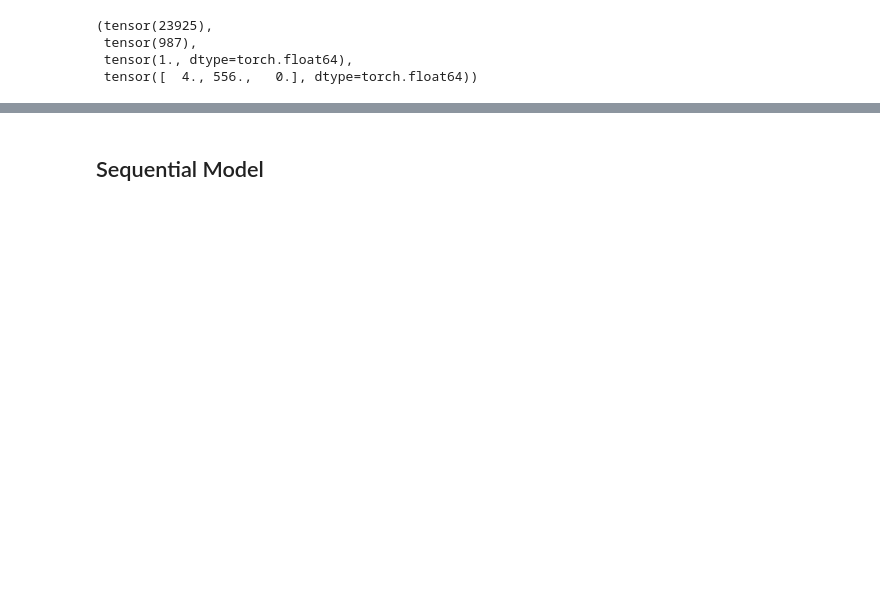
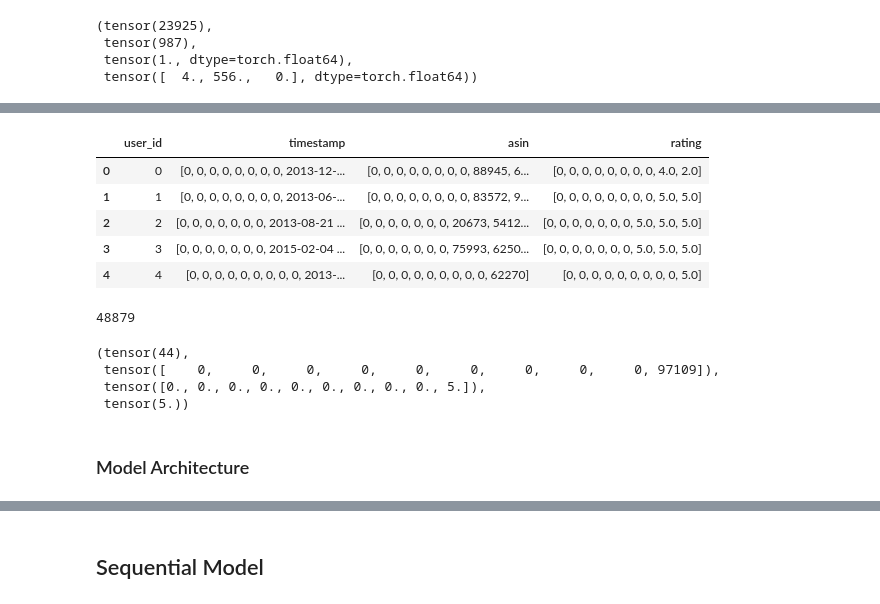
Before and after one commit to tomcaputo/AWS_product_recommender, a Jupyter notebook: Product_Embeddings.ipynb, the cells around one changed output, grey strips where cells are left out. Cells and saved outputs as stored; diff of their text form; code cells hidden in the pictures; blank space fills up the shorter version.

```diff
--- a/Product_Embeddings.ipynb
+++ b/Product_Embeddings.ipynb
@@ -402,0 +455,28 @@ plt.show()
+# %%
+user_encoder = LabelEncoder()
+product_encoder = LabelEncoder()
+
+seq_df['user_id'] = user_encoder.fit_transform(seq_df['user_id'])
+seq_df['asin'] = product_encoder.fit_transform(seq_df['asin'])
+
+# sequentialize
+cols = ['user_id', 'timestamp', 'asin', 'rating']
+seq_df_gp = seq_df[cols].sort_values('timestamp').groupby('user_id').agg(list).reset_index()
+
+# padding
+max_len = 10
+seq_df_gp[['rating', 'asin','timestamp']] = seq_df_gp[['rating', 'asin','timestamp']].\
+                                            applymap(lambda x : x[:10] if len(x)>=10 else [0]*(max_len-len(x)) + x)
+# %%
+seq_df_gp.head()
+# %% [output]
+|  | user_id | timestamp | asin | rating |
+| 0 | 0 | [0, 0, 0, 0, 0, 0, 0, 0, 2013-12-... | [0, 0, 0, 0, 0, 0, 0, 0, 88945, 6... | [0, 0, 0, 0, 0, 0, 0, 0, 4.0, 2.0] |
+| 1 | 1 | [0, 0, 0, 0, 0, 0, 0, 0, 2013-06-... | [0, 0, 0, 0, 0, 0, 0, 0, 83572, 9... | [0, 0, 0, 0, 0, 0, 0, 0, 5.0, 5.0] |
+| 2 | 2 | [0, 0, 0, 0, 0, 0, 0, 2013-08-21 ... | [0, 0, 0, 0, 0, 0, 0, 20673, 5412... | [0, 0, 0, 0, 0, 0, 0, 5.0, 5.0, 5.0] |
+| 3 | 3 | [0, 0, 0, 0, 0, 0, 0, 2015-02-04 ... | [0, 0, 0, 0, 0, 0, 0, 75993, 6250... | [0, 0, 0, 0, 0, 0, 0, 5.0, 5.0, 5.0] |
+| 4 | 4 | [0, 0, 0, 0, 0, 0, 0, 0, 0, 2013-... | [0, 0, 0, 0, 0, 0, 0, 0, 0, 62270] | [0, 0, 0, 0, 0, 0, 0, 0, 0, 5.0] |
+# %%
+len(seq_df_gp.timestamp)
+# %% [output]
+48879
@@ -402,0 +503,9 @@ plt.show()
+# %%
+dataset.__getitem__(44)
+# %% [output]
+(tensor(44),
+ tensor([    0,     0,     0,     0,     0,     0,     0,     0,     0, 97109]),
+ tensor([0., 0., 0., 0., 0., 0., 0., 0., 0., 5.]),
+ tensor(5.))
+# %% [markdown]
+### Model Architecture
```
Also changed, not shown: parts of 48 cells of this notebook.
